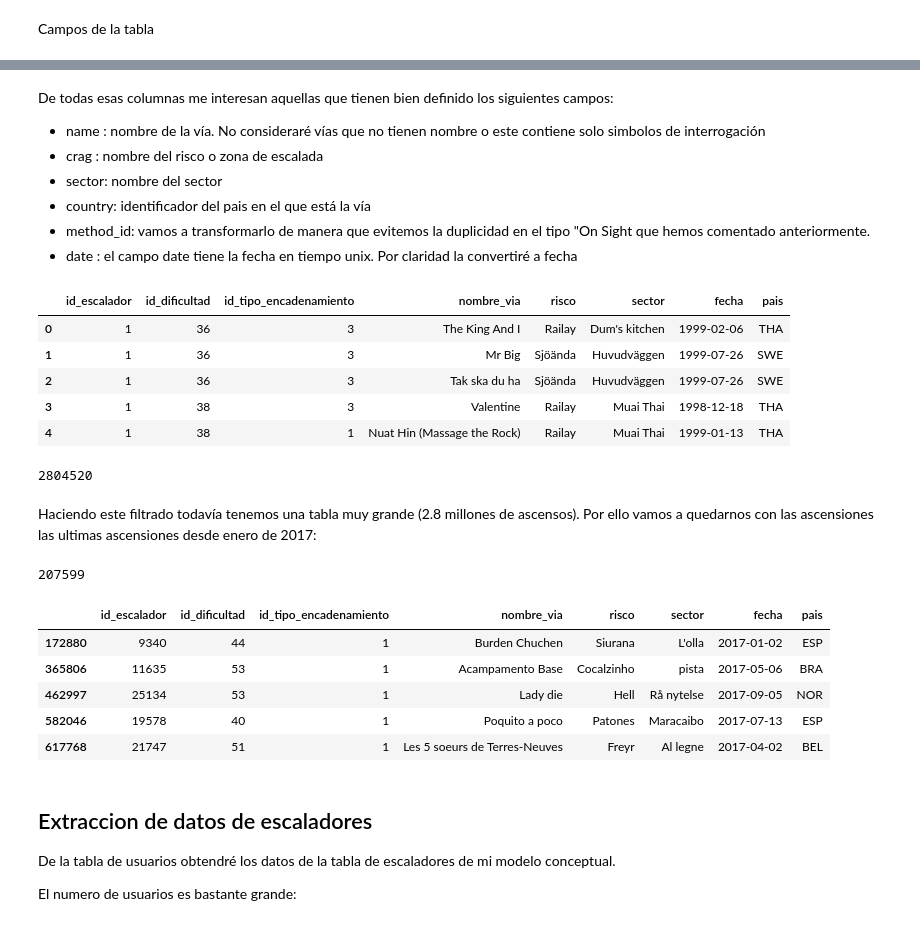
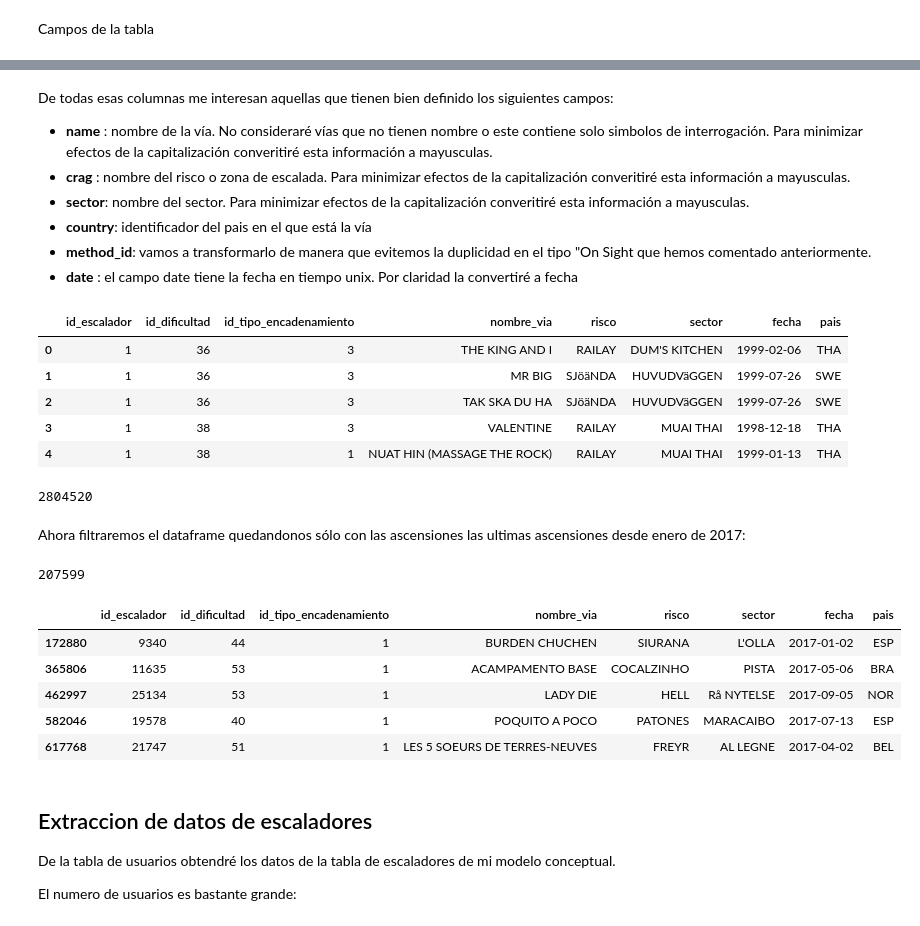
Before and after one commit to jmsanchezff/datahack_practica_bbdd, a Jupyter notebook: Caso de uso.ipynb, the cells around one changed output, grey strips where cells are left out. Saved outputs shown, nothing was run; the diff lists cells and outputs as text; code cells hidden in the pictures.

```diff
--- a/Caso de uso.ipynb
+++ b/Caso de uso.ipynb
@@ -281,48 +322,48 @@ list(df_ascensos)
 # %% [markdown]
 De todas esas columnas me interesan aquellas que tienen bien definido los siguientes campos:
 
-- name : nombre de la vía. No consideraré vías que no tienen nombre o este contiene solo simbolos de interrogación
-- crag : nombre del risco o zona de escalada
-- sector: nombre del sector
-- country: identificador del pais en el que está la vía
-- method_id: vamos a transformarlo de manera que evitemos la duplicidad en el tipo "On Sight que hemos comentado anteriormente.
-- date : el campo date tiene la fecha en tiempo unix. Por claridad la convertiré a fecha
+- **name** : nombre de la vía. No consideraré vías que no tienen nombre o este contiene solo simbolos de interrogación. Para minimizar efectos de la capitalización converitiré esta información a mayusculas.
+- **crag** : nombre del risco o zona de escalada. Para minimizar efectos de la capitalización converitiré esta información a mayusculas.
+- **sector**: nombre del sector. Para minimizar efectos de la capitalización converitiré esta información a mayusculas.
+- **country**: identificador del pais en el que está la vía
+- **method_id**: vamos a transformarlo de manera que evitemos la duplicidad en el tipo "On Sight que hemos comentado anteriormente.
+- **date** : el campo date tiene la fecha en tiempo unix. Por claridad la convertiré a fecha
 # %%
 df_ascensos = pd.read_sql_query(
     '''
     SELECT user_id AS "id_escalador",
            grade_id AS "id_dificultad",
            CASE WHEN method_id==5 then 3
                 ELSE method_id
            END AS "id_tipo_encadenamiento",
-           name AS "nombre_via",
-           crag AS "risco",
-           sector,
+           UPPER(name) AS "nombre_via",
+           UPPER(crag) AS "risco",
+           UPPER(sector) AS "sector",
            strftime('%Y-%m-%d', datetime(date, 'unixepoch'))  AS "fecha",
            country AS "pais"
     FROM ascent
     WHERE name IS NOT NULL AND name!="" AND name NOT LIKE "?%"
           AND crag IS NOT NULL AND crag!=""
           AND sector IS NOT NULL AND sector!=""
           AND country IS NOT NULL AND country!=""
     ''',
     dbConnection);
 
 df_ascensos.head()
 # %% [output]
 |  | id_escalador | id_dificultad | id_tipo_encadenamiento | nombre_via | risco | sector | fecha | pais |
-| 0 | 1 | 36 | 3 | The King And I | Railay | Dum's kitchen | 1999-02-06 | THA |
-| 1 | 1 | 36 | 3 | Mr Big | Sjöända | Huvudväggen | 1999-07-26 | SWE |
-| 2 | 1 | 36 | 3 | Tak ska du ha | Sjöända | Huvudväggen | 1999-07-26 | SWE |
-| 3 | 1 | 38 | 3 | Valentine | Railay | Muai Thai | 1998-12-18 | THA |
-| 4 | 1 | 38 | 1 | Nuat Hin (Massage the Rock) | Railay | Muai Thai | 1999-01-13 | THA |
+| 0 | 1 | 36 | 3 | THE KING AND I | RAILAY | DUM'S KITCHEN | 1999-02-06 | THA |
+| 1 | 1 | 36 | 3 | MR BIG | SJöäNDA | HUVUDVäGGEN | 1999-07-26 | SWE |
+| 2 | 1 | 36 | 3 | TAK SKA DU HA | SJöäNDA | HUVUDVäGGEN | 1999-07-26 | SWE |
+| 3 | 1 | 38 | 3 | VALENTINE | RAILAY | MUAI THAI | 1998-12-18 | THA |
+| 4 | 1 | 38 | 1 | NUAT HIN (MASSAGE THE ROCK) | RAILAY | MUAI THAI | 1999-01-13 | THA |
 # %%
 # numero de ascensos una vez filtrados los que tienen datos no deseados
 len(df_ascensos.index)
 # %% [output]
 2804520
-# %% [markdown]
-Haciendo este filtrado todavía tenemos una tabla muy grande (2.8 millones de ascensos). Por ello vamos a quedarnos con las ascensiones las ultimas ascensiones desde enero de 2017:
+# %% [markdown]
+Ahora filtraremos el dataframe quedandonos sólo con las ascensiones las ultimas ascensiones desde enero de 2017:
 # %%
 df_ascensos = df_ascensos[df_ascensos['fecha']>'2016-12-31'];
 len(df_ascensos.index)
@@ -332,11 +373,11 @@ len(df_ascensos.index)
 df_ascensos.head()
 # %% [output]
 |  | id_escalador | id_dificultad | id_tipo_encadenamiento | nombre_via | risco | sector | fecha | pais |
-| 172880 | 9340 | 44 | 1 | Burden Chuchen | Siurana | L'olla | 2017-01-02 | ESP |
-| 365806 | 11635 | 53 | 1 | Acampamento Base | Cocalzinho | pista | 2017-05-06 | BRA |
-| 462997 | 25134 | 53 | 1 | Lady die | Hell | Rå nytelse | 2017-09-05 | NOR |
-| 582046 | 19578 | 40 | 1 | Poquito a poco | Patones | Maracaibo | 2017-07-13 | ESP |
-| 617768 | 21747 | 51 | 1 | Les 5 soeurs de Terres-Neuves | Freyr | Al legne | 2017-04-02 | BEL |
+| 172880 | 9340 | 44 | 1 | BURDEN CHUCHEN | SIURANA | L'OLLA | 2017-01-02 | ESP |
+| 365806 | 11635 | 53 | 1 | ACAMPAMENTO BASE | COCALZINHO | PISTA | 2017-05-06 | BRA |
+| 462997 | 25134 | 53 | 1 | LADY DIE | HELL | Rå NYTELSE | 2017-09-05 | NOR |
+| 582046 | 19578 | 40 | 1 | POQUITO A POCO | PATONES | MARACAIBO | 2017-07-13 | ESP |
+| 617768 | 21747 | 51 | 1 | LES 5 SOEURS DE TERRES-NEUVES | FREYR | AL LEGNE | 2017-04-02 | BEL |
 # %% [markdown]
 ##  Extraccion de datos de escaladores
 
```
Also changed, not shown: parts of 21 cells of this notebook, 4 other files.
